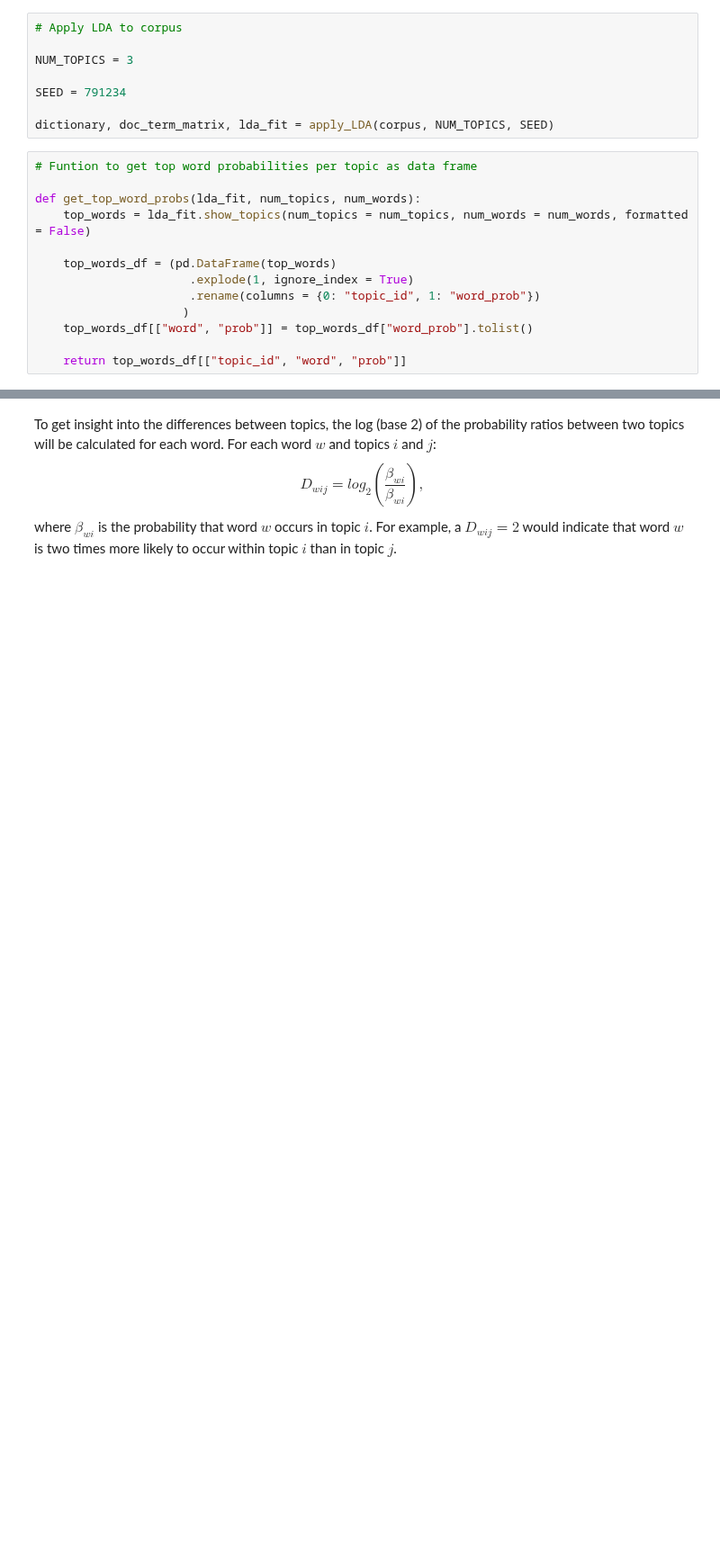
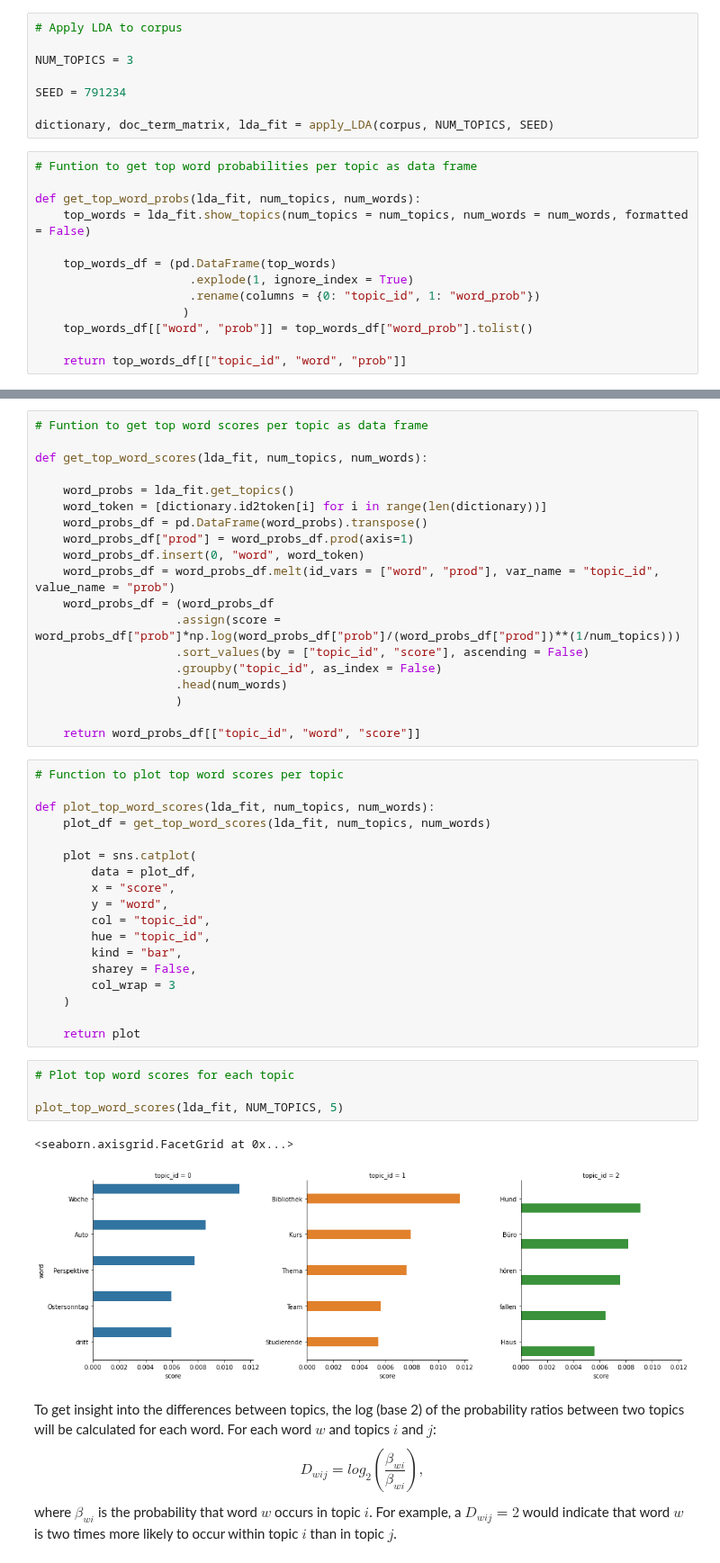
Before and after one commit to navigating-stories/notebooks, a Jupyter notebook: ger_nlp_test.ipynb, the cells around one changed output, grey strips where cells are left out. Shown at 90% size. Cells and saved outputs as stored; diff of their text form; blank space fills up the shorter version.

Commit message:
Add term score metric

```diff
--- a/ger_nlp_test.ipynb
+++ b/ger_nlp_test.ipynb
@@ -420,3 +423,47 @@ plot_top_word_probs(lda_fit, NUM_TOPICS, 5)
+# %%
+# Funtion to get top word scores per topic as data frame
+
+def get_top_word_scores(lda_fit, num_topics, num_words):
+
+    word_probs = lda_fit.get_topics()
+    word_token = [dictionary.id2token[i] for i in range(len(dictionary))]
+    word_probs_df = pd.DataFrame(word_probs).transpose()
+    word_probs_df["prod"] = word_probs_df.prod(axis=1)
+    word_probs_df.insert(0, "word", word_token)
+    word_probs_df = word_probs_df.melt(id_vars = ["word", "prod"], var_name = "topic_id", value_name = "prob")
+    word_probs_df = (word_probs_df
+                    .assign(score = word_probs_df["prob"]*np.log(word_probs_df["prob"]/(word_probs_df["prod"])**(1/num_topics)))
+                    .sort_values(by = ["topic_id", "score"], ascending = False)
+                    .groupby("topic_id", as_index = False)
+                    .head(num_words)
+                    )
+
+    return word_probs_df[["topic_id", "word", "score"]]
+# %%
+# Function to plot top word scores per topic
+
+def plot_top_word_scores(lda_fit, num_topics, num_words):
+    plot_df = get_top_word_scores(lda_fit, num_topics, num_words)
+
+    plot = sns.catplot(
+        data = plot_df,
+        x = "score",
+        y = "word",
+        col = "topic_id",
+        hue = "topic_id",
+        kind = "bar",
+        sharey = False,
+        col_wrap = 3
+    )
+
+    return plot
+# %%
+# Plot top word scores for each topic
+
+plot_top_word_scores(lda_fit, NUM_TOPICS, 5)
+# %% [output]
+<seaborn.axisgrid.FacetGrid at 0x...>
+[figure, added]
 # %% [markdown]
 To get insight into the differences between topics, the log (base 2) of the probability ratios between two topics will be calculated for each word. For each word $w$ and topics $i$ and $j$: $$ D_{wij} = log_2\left(\frac{\beta_{wi}}{\beta_{wi}}\right),$$ where $\beta_{wi}$ is the probability that word $w$ occurs in topic $i$. For example, a $D_{wij} = 2$ would indicate that word $w$ is two times more likely to occur within topic $i$ than in topic $j$.
 # %%
```
Also changed, not shown: parts of 4 cells of this notebook.
